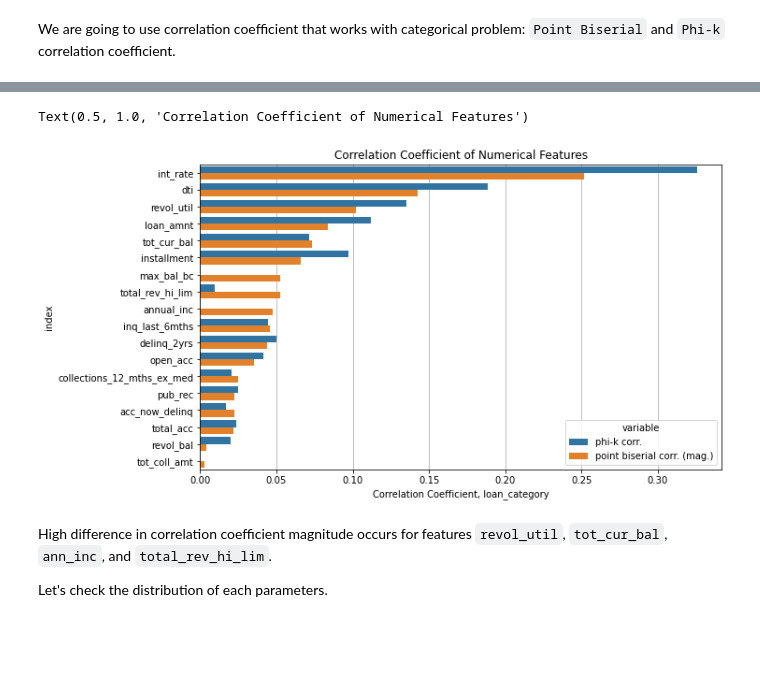
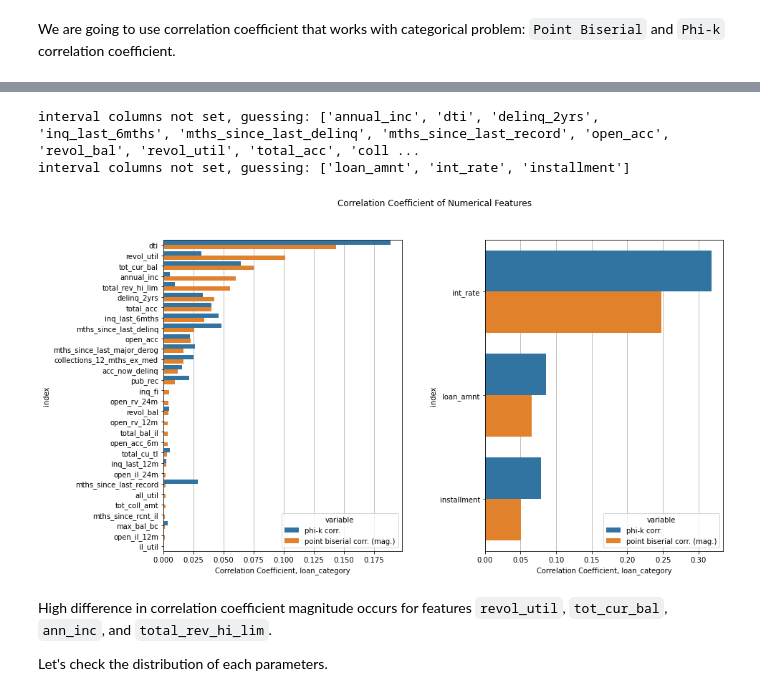
Before and after one commit to nbarizki/creditdefaultml, a Jupyter notebook: 2_Data_exploration.ipynb, the cells around one changed output, grey strips where cells are left out. Saved outputs shown, nothing was run; the diff lists cells and outputs as text; code cells hidden in the pictures; blank space fills up the shorter version.

```diff
--- a/2_Data_exploration.ipynb
+++ b/2_Data_exploration.ipynb
@@ -51,19 +51,19 @@ applicant_features = [
     'acc_now_delinq', 'tot_coll_amt', 'tot_cur_bal', 'open_acc_6m',
     'open_il_12m', 'open_il_24m', 'mths_since_rcnt_il', 'total_bal_il',
     'il_util', 'open_rv_12m', 'open_rv_24m', 'all_util', 'total_rev_hi_lim',
-    'inq_fi', 'total_cu_tl', 'inq_last_12m', 'pub_rec'
+    'inq_fi', 'total_cu_tl', 'inq_last_12m', 'pub_rec', 'max_bal_bc'
     ]
 loan_features = [
     'id', 'loan_amnt', 'term', 'int_rate', 'installment', 'grade',
     'sub_grade', 'pymnt_plan', 'desc', 'purpose', 'title',
-    'zip_code', 'addr_state', 'policy_code', 'application_type',
-    'total_pymnt', 'total_pymnt_inv'
+    'zip_code', 'addr_state', 'policy_code', 'application_type'
     ]
 post_origin_features = [
     'funded_amnt', 'funded_amnt_inv', 'issue_d', 'loan_status',
     'initial_list_status', 'out_prncp', 'out_prncp_inv', 'total_rec_prncp',
     'total_rec_int', 'total_rec_late_fee', 'recoveries', 'collection_recovery_fee',
-    'last_pymnt_d', 'last_pymnt_amnt', 'next_pymnt_d', 'last_credit_pull_d'
+    'last_pymnt_d', 'last_pymnt_amnt', 'next_pymnt_d', 'last_credit_pull_d',
+    'total_pymnt', 'total_pymnt_inv'
     ]
 # %% [markdown]
 #### **Missing Records**
@@ -715,0 +1026,7 @@ Type of missing data is MNAR: `desc`, `title`. These features won't be used for
+# %%
+from modules.data_preprocess import LoanDataMissingHandler
+
+missing_handler = LoanDataMissingHandler()
+loan_df = missing_handler.fit_transform(loan_df)
+data_exploration = DataExploration(loan_df)
+data_exploration.show_nans_or_zeroes('nans', applicant_features + loan_features).sort_values('Nans Count', ascending=False)
@@ -1138,21 +1418,35 @@ interval columns not set, guessing: ['loan_amnt', 'int_rate', 'installment', 'an
 # %%
-plot_corr_df = \
-    loan_df_subset_corr.drop('loan_category')\
-                       .reset_index()\
-                       .melt(id_vars=['index'],
-                             value_vars=loan_df_subset_corr.columns[[0, 2]])
-plot_order = loan_df_subset_corr.drop('loan_category').sort_values('point biserial corr. (mag.)', ascending=False).index
-
+applicant_ftrs_nums = (
+    ['loan_category']
+    + loan_df_subset[applicant_features].select_dtypes(exclude=['object', 'category', 'datetime64']).columns.tolist()
+    )
+loan_ftrs_nums = (
+    ['loan_category']
+    + loan_df_subset[loan_features].select_dtypes(exclude=['object', 'category', 'datetime64']).columns.tolist()
+    )
+dfs_to_plot = [
+    loan_df_subset[applicant_ftrs_nums].drop(columns=['annual_inc_joint', 'dti_joint', 'member_id', 'policy_code']),
+    loan_df_subset[loan_ftrs_nums].drop(columns=['id', 'policy_code'])]
 # plot point biserial correlation
-fig, ax = plt.subplots(figsize=(10, 6))
-sns.barplot(y='index', x='value', hue='variable', data = plot_corr_df, order=plot_order, ax=ax)
-ax.grid(visible=True, axis='x')
-ax.set_axisbelow(True)
-ax.set_xlabel('Correlation Coefficient, loan_category')
-ax.set_title('Correlation Coefficient of Numerical Features')
+fig, ax = plt.subplots(1, 2, figsize=(14, 8))
+for idx, df_ in enumerate(dfs_to_plot):
+    corr_df = categorical_corr_table(df_, sample_size=100000)
+    plot_corr_df = corr_df\
+        .drop('loan_category')\
+        .reset_index()\
+        .melt(id_vars=['index'],
+              value_vars=corr_df.columns[[0, 2]])
+    plot_order = corr_df.drop('loan_category').sort_values('point biserial corr. (mag.)', ascending=False).index
+    sns.barplot(y='index', x='value', hue='variable', data = plot_corr_df, order=plot_order, ax=ax[idx])
+    ax[idx].grid(visible=True, axis='x')
+    ax[idx].set_axisbelow(True)
+    ax[idx].set_xlabel('Correlation Coefficient, loan_category')
+fig.suptitle('Correlation Coefficient of Numerical Features')
+fig.subplots_adjust(wspace=0.35, hspace=0.05)
 # %% [output]
-Text(0.5, 1.0, 'Correlation Coefficient of Numerical Features')
+interval columns not set, guessing: ['annual_inc', 'dti', 'delinq_2yrs', 'inq_last_6mths', 'mths_since_last_delinq', 'mths_since_last_record', 'open_acc', 'revol_bal', 'revol_util', 'total_acc', 'coll ...
+interval columns not set, guessing: ['loan_amnt', 'int_rate', 'installment']
-[figure, old version]
+[figure, new version]
 # %% [markdown]
 High difference in correlation coefficient magnitude occurs for features `revol_util`, `tot_cur_bal`, `ann_inc`, and `total_rev_hi_lim`.
 
```
Also changed, not shown: parts of 61 cells of this notebook, 2 other files.
